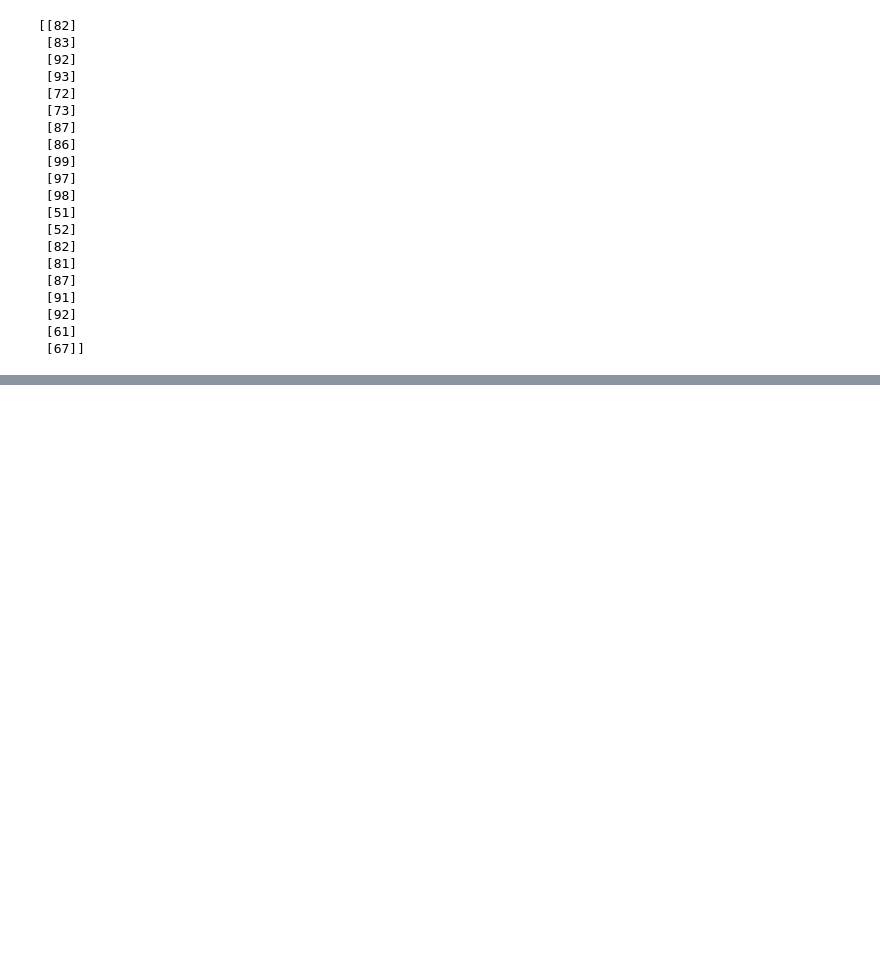
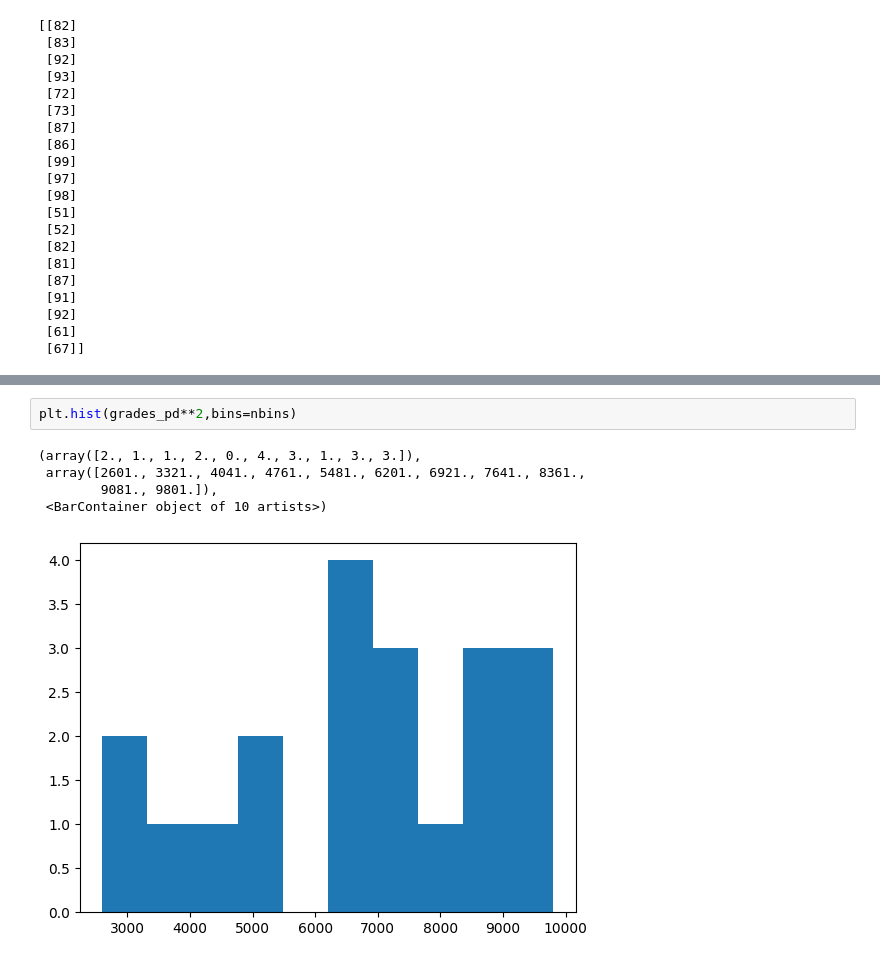
Before and after one commit to jcdevaney/data71200su24, a Jupyter notebook: class3/data71200class3.ipynb, the cells around one changed output, grey strips where cells are left out. Saved outputs shown, nothing was run; the diff lists cells and outputs as text; blank space fills up the shorter version.

```diff
--- a/class3/data71200class3.ipynb
+++ b/class3/data71200class3.ipynb
@@ -165,0 +178,8 @@ print(binned.argmax(1))
+# %%
+plt.hist(grades_pd**2,bins=nbins)
+# %% [output]
+(array([2., 1., 1., 2., 0., 4., 3., 1., 3., 3.]),
+ array([2601., 3321., 4041., 4761., 5481., 6201., 6921., 7641., 8361.,
+        9081., 9801.]),
+ <BarContainer object of 10 artists>)
+[figure, added]
```
Also changed, not shown: parts of 10 cells of this notebook.
